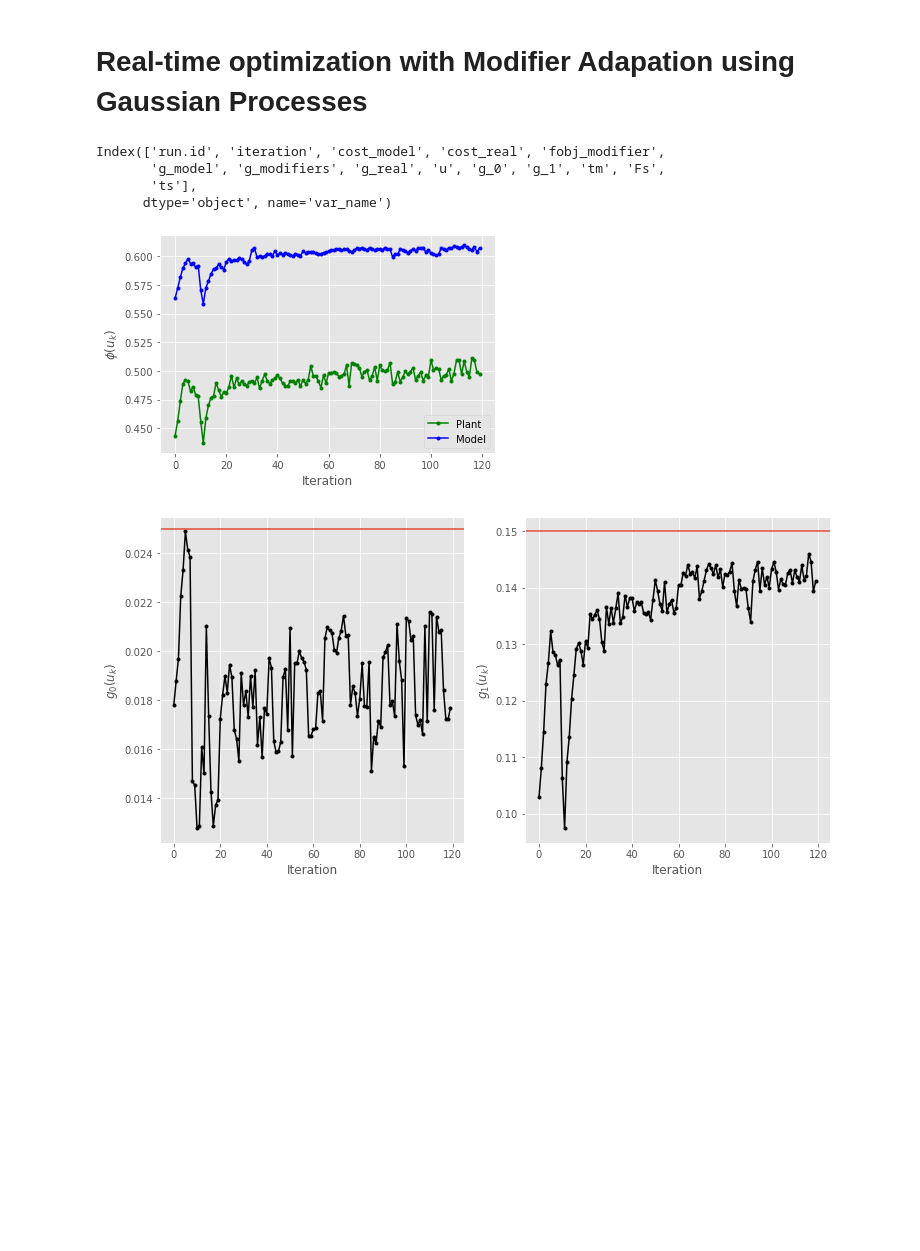
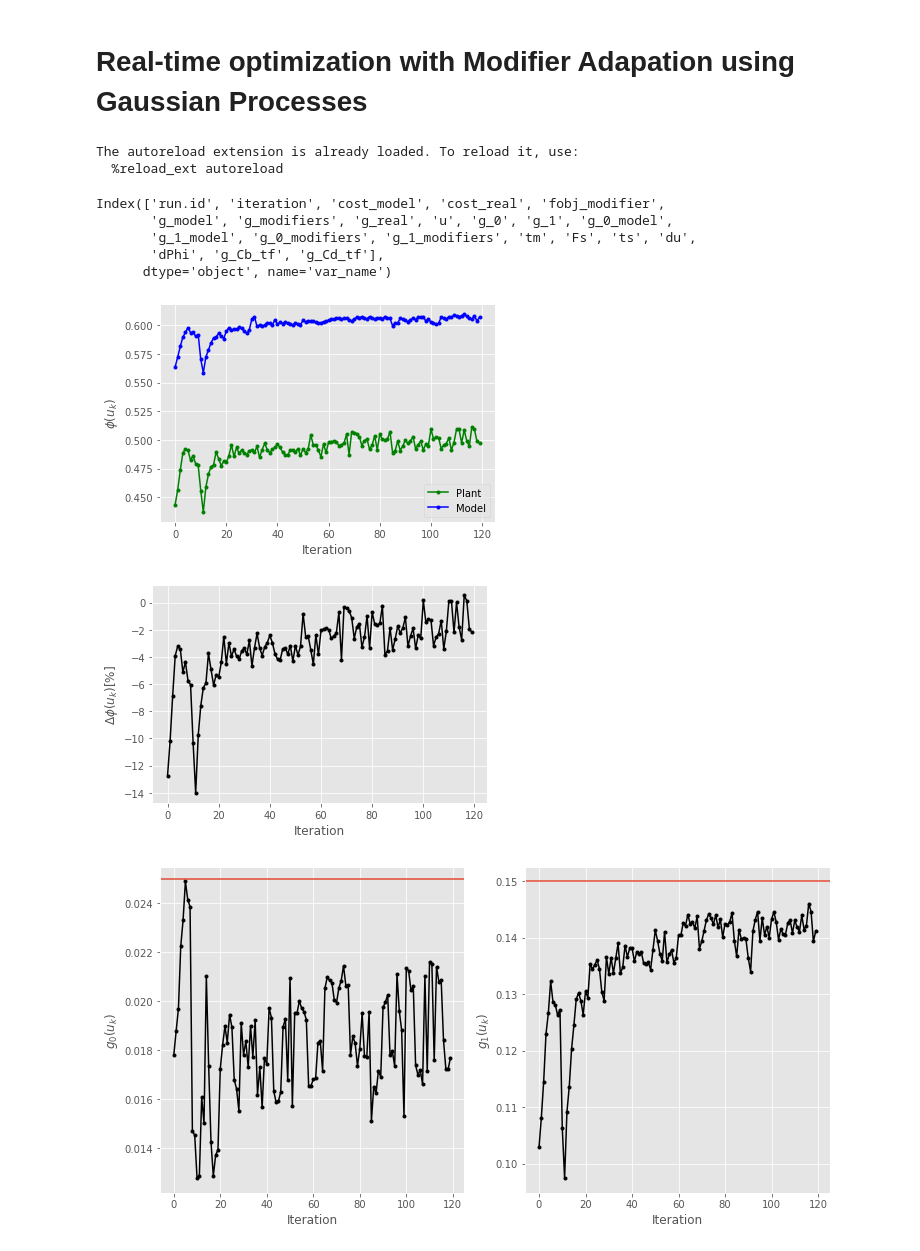
Before and after one commit to vicrsp/rto, a Jupyter notebook: src/notebooks/MA_GaussianProcesses.ipynb, the cells around one changed output. Drawn from its saved outputs; the diff is of its cells as text; code cells hidden in the pictures; blank space fills up the shorter version.

Commit message:
- adding more charts with KPIs

```diff
--- a/src/notebooks/MA_GaussianProcesses.ipynb
+++ b/src/notebooks/MA_GaussianProcesses.ipynb
@@ -24,6 +24,13 @@ sys.path.append(lib_path)
 
 from bussineslogic.rto_data import RTODataModel
 md = RTODataModel('/mnt/d/rto_data/rto_test.db')
+
+# The real plant optimum
+u_plant = [18.6139787, 0.00110823, 227.6375114]
+f_plant = -0.5085
+# %% [output]
+The autoreload extension is already loaded. To reload it, use:
+  %reload_ext autoreload
 # %%
 # Now, let's load the results data
 # First, find the last RTO execution ID
@@ -49,24 +56,39 @@ all_results_pv['g_1_modifiers'] = all_results_pv['g_modifiers'].apply(lambda x:
 all_results_pv['tm'] = all_results_pv['u'].apply(lambda x: float(x.split(',')[0]))
 all_results_pv['Fs'] = all_results_pv['u'].apply(lambda x: float(x.split(',')[1]))
 all_results_pv['ts'] = all_results_pv['u'].apply(lambda x: float(x.split(',')[2]))
+
+# kpis
+all_results_pv['du'] = all_results_pv[['tm','Fs','ts']].apply(lambda x: np.linalg.norm(100 * (x - u_plant)/u_plant), axis=1)
+all_results_pv['dPhi'] = all_results_pv[['cost_real']].apply(lambda x: 100 * (x - f_plant)/f_plant)
+all_results_pv['g_Cb_tf'] = all_results_pv['g_0'].apply(lambda x: 'Not violated' if x <= 0.025 else 'Violated')
+all_results_pv['g_Cd_tf'] = all_results_pv['g_1'].apply(lambda x: 'Not violated' if x <= 0.15 else 'Violated')
 # %%
 # See the available vars
 all_results_pv.columns
 # %% [output]
 Index(['run.id', 'iteration', 'cost_model', 'cost_real', 'fobj_modifier',
-       'g_model', 'g_modifiers', 'g_real', 'u', 'g_0', 'g_1', 'tm', 'Fs',
-       'ts'],
+       'g_model', 'g_modifiers', 'g_real', 'u', 'g_0', 'g_1', 'g_0_model',
+       'g_1_model', 'g_0_modifiers', 'g_1_modifiers', 'tm', 'Fs', 'ts', 'du',
+       'dPhi', 'g_Cb_tf', 'g_Cd_tf'],
       dtype='object', name='var_name')
 # %%
 # Plot the convergence results for objective function
-plt.plot(all_results_pv['iteration'], -all_results_pv['cost_real'], 'g.-')
-plt.plot(all_results_pv['iteration'], -all_results_pv['cost_model'], 'b.-')
-plt.legend(['Plant', 'Model'])
-plt.xlabel('Iteration')
-plt.ylabel('$\phi(u_k)$')
-plt.show()
+fig, ax = plt.subplots()
+ax.plot(all_results_pv['iteration'], -all_results_pv['cost_real'], 'g.-')
+ax.plot(all_results_pv['iteration'], -all_results_pv['cost_model'], 'b.-')
+ax.legend(['Plant', 'Model'])
+ax.set_xlabel('Iteration')
+ax.set_ylabel('$\phi(u_k)$')
+fig.show()
+
+fig, ax2 = plt.subplots()
+ax2.plot(all_results_pv['iteration'], all_results_pv['dPhi'], 'k.-')
+ax2.set_ylabel('$\Delta \phi(u_k) [\%]$')
+ax2.set_xlabel('Iteration')
+fig.show()
 # %% [output]
 [figure]
+[figure, added]
 # %%
 # Plot the convergence results for constraints
 fig, ax = plt.subplots(1,2, figsize=(12,6), sharex=True)
```
Also changed, not shown: parts of 1 cell of this notebook, 1 other file.
